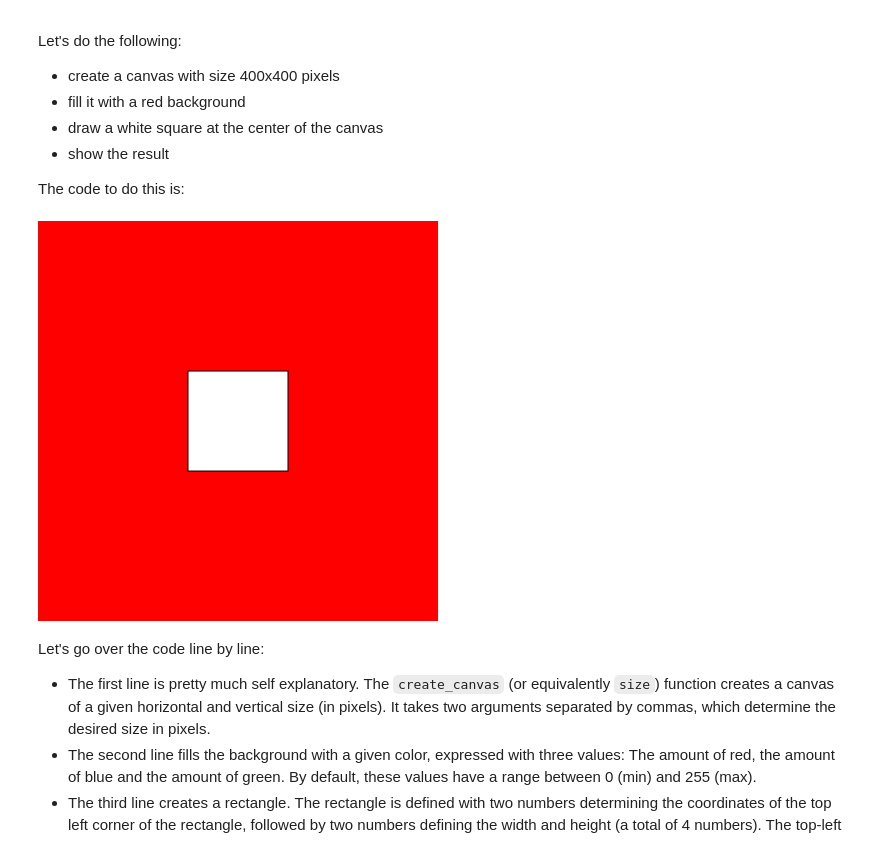
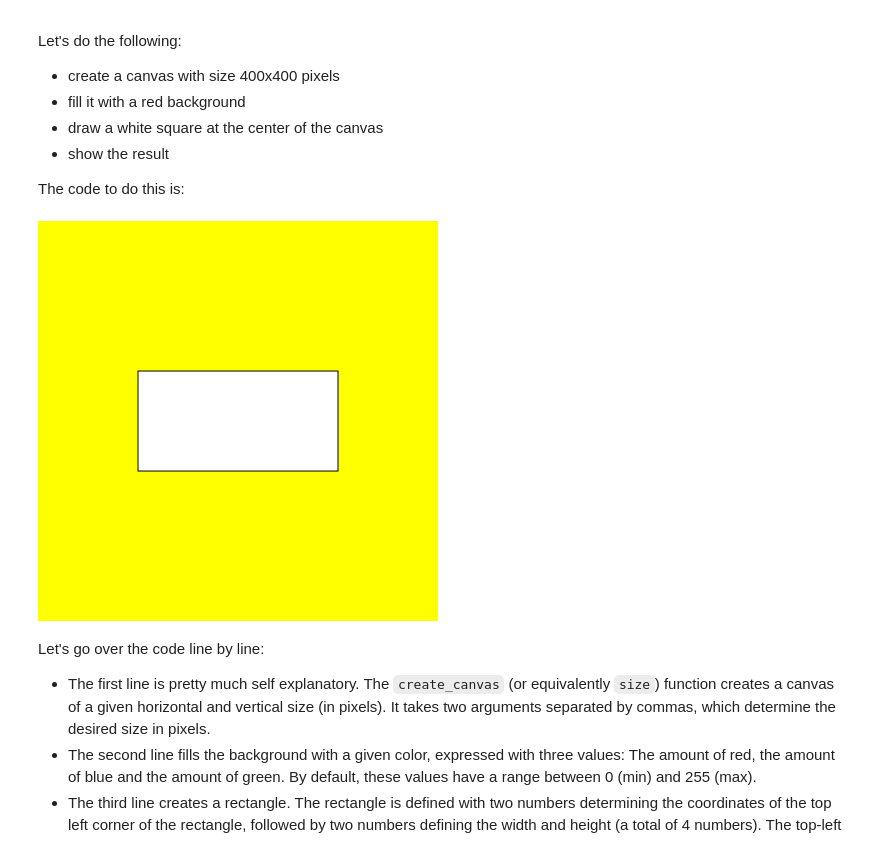
Before and after one commit to Mtj2042/generative_drawing, a Jupyter notebook: ug/week1/week1_intro.ipynb, the cells around one changed output. Saved outputs shown, nothing was run; the diff lists cells and outputs as text; code cells hidden in the pictures.

```diff
--- a/ug/week1/week1_intro.ipynb
+++ b/ug/week1/week1_intro.ipynb
@@ -235,11 +235,11 @@ Let's do the following:
 The code to do this is:
 # %%
 create_canvas(400, 400) # or equivalently create_canvas(400, 400)
-background(255, 0, 0)
-rect(200-50, 200-50, 100, 100)
+background(255, 255, 0)
+rect(200-100, 200-50, 200, 100)
 show()
 # %% [output]
-[figure, old version]
+[figure, new version]
 # %% [markdown]
 Let's go over the code line by line:
 
```
Also changed, not shown: parts of 2 cells of this notebook, 4 other files.
